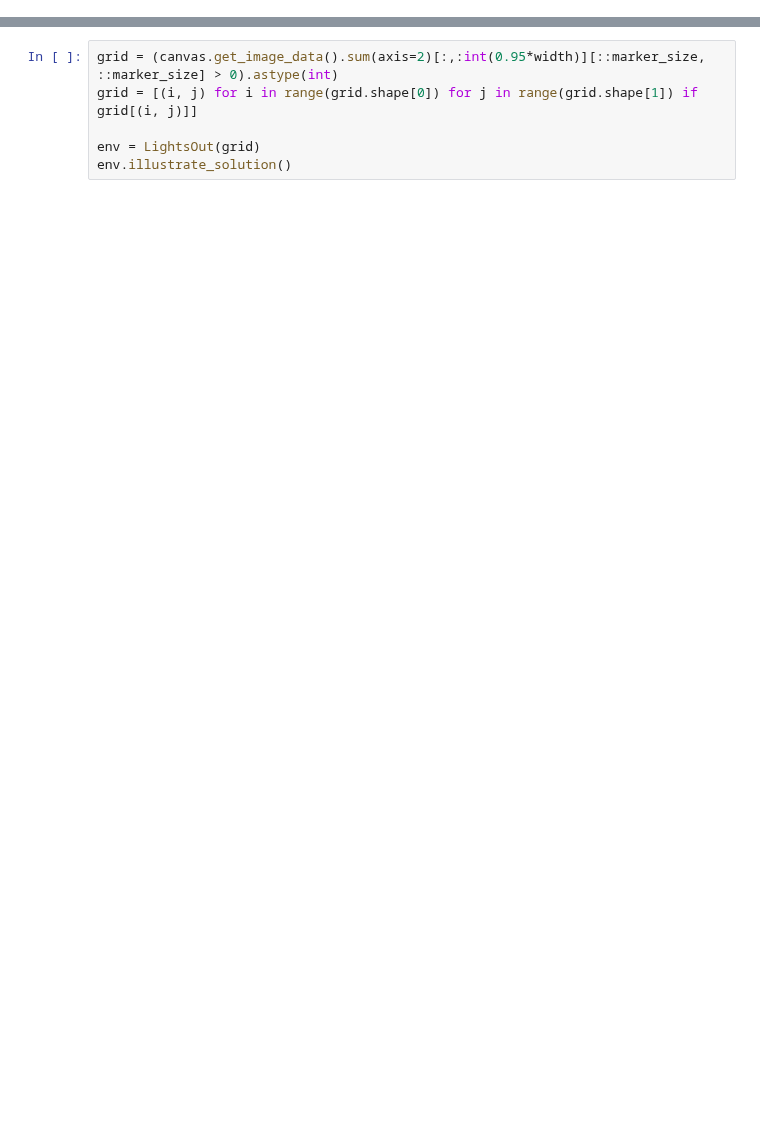
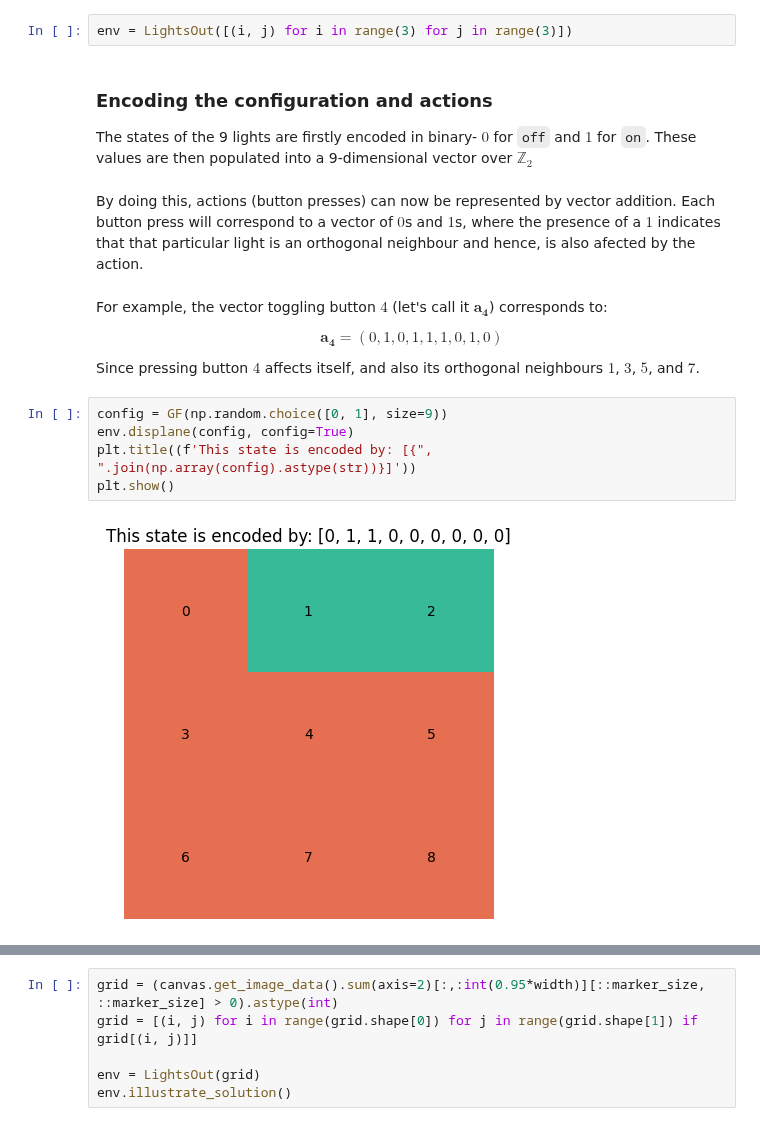
Before and after one commit to iamviveksrk/LightsOut, a Jupyter notebook: main.ipynb, the cells around one changed output, grey strips where cells are left out. Cells and saved outputs as stored; diff of their text form; blank space fills up the shorter version.

```diff
--- a/main.ipynb
+++ b/main.ipynb
@@ -177,0 +65,23 @@ Move Sequence: 1, 2, 4, 6, 7, 8, 12, 13, 14, 15, 16, 18, 19, 20, 21
+# %%
+env = LightsOut([(i, j) for i in range(3) for j in range(3)])
+# %% [markdown]
+### Encoding the configuration and actions
+
+The states of the 9 lights are firstly encoded in binary- $0$ for `off` and $1$ for `on`. These values are then populated into a 9-dimensional vector over $\mathbb{Z}_2$
+# %% [markdown]
+By doing this, actions (button presses) can now be represented by vector addition. Each button press will correspond to a vector of $0$s and $1$s, where the presence of a $1$ indicates that that particular light is an orthogonal neighbour and hence, is also afected by the action.
+# %% [markdown]
+For example, the vector toggling button $4$ (let's call it $\mathbf{a_4}$) corresponds to:
+
+$$
+\mathbf{a_4} = (0, 1, 0, 1, 1, 1, 0, 1, 0)
+$$
+
+Since pressing button $4$ affects itself, and also its orthogonal neighbours $1$, $3$, $5$, and $7$.
+# %%
+config = GF(np.random.choice([0, 1], size=9))
+env.displane(config, config=True)
+plt.title((f'This state is encoded by: [{", ".join(np.array(config).astype(str))}]'))
+plt.show()
+# %% [output]
+[figure, added]
```
Also changed, not shown: parts of 46 cells of this notebook, 1 other file.
